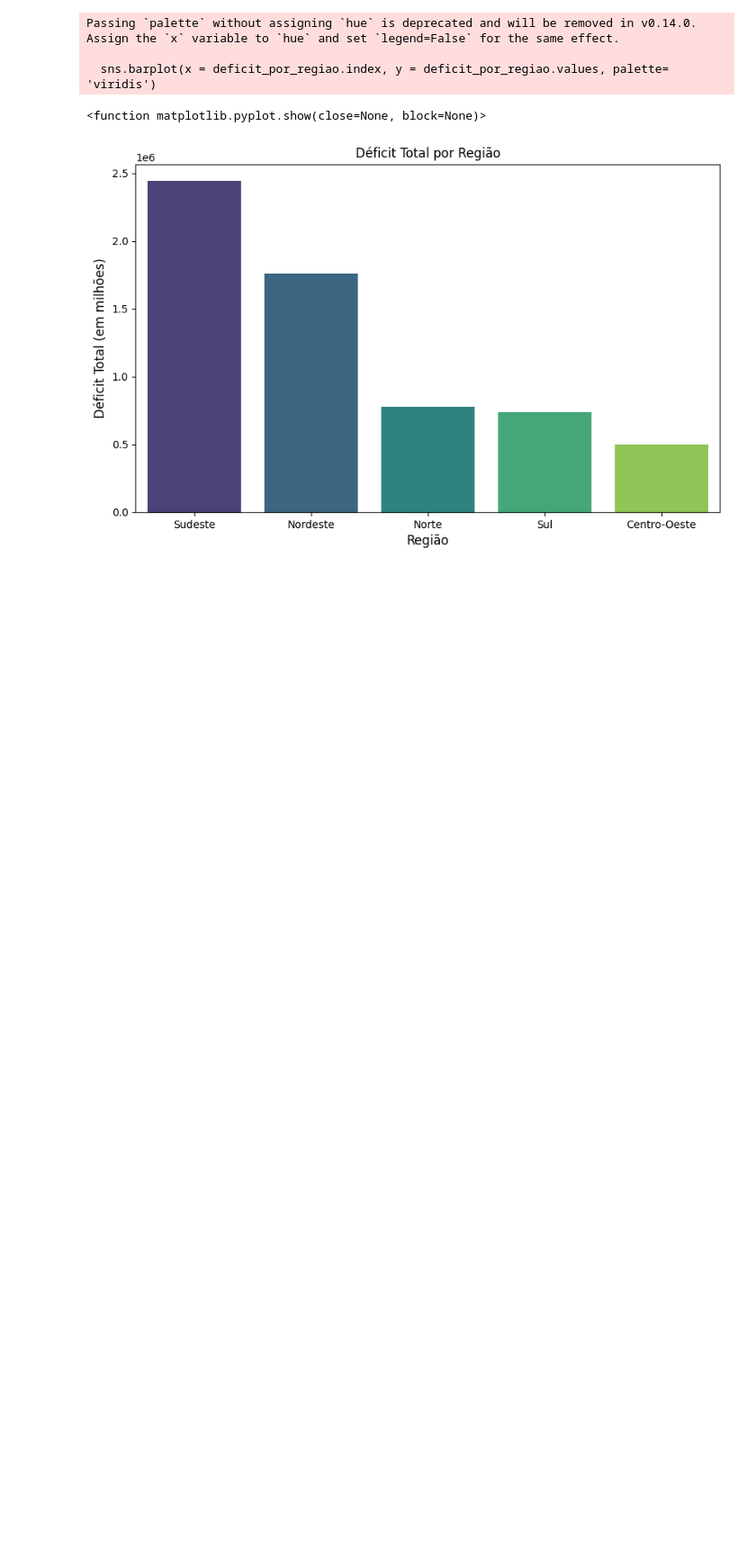
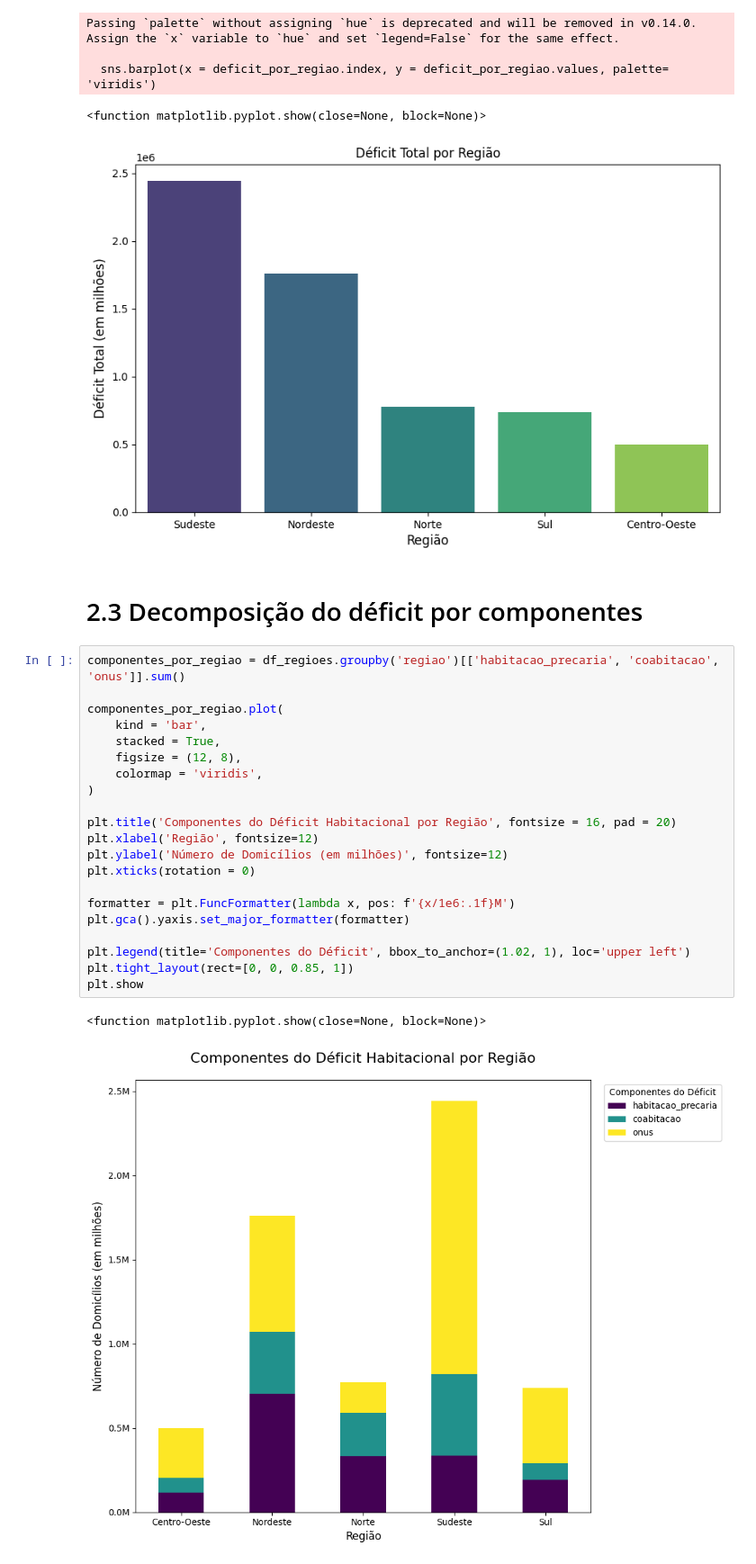
Before and after one commit to Matheus-Andrade-30/municipal-housing-data, a Jupyter notebook: notebooks/Situação/02_exploracao_visualizacoes.ipynb, the cells around one changed output. Shown at 90% size. Saved outputs shown, nothing was run; the diff lists cells and outputs as text; blank space fills up the shorter version.

Commit message:
feat: grafico decompondo deficit por componentes

```diff
--- a/notebooks/Situação/02_exploracao_visualizacoes.ipynb
+++ b/notebooks/Situação/02_exploracao_visualizacoes.ipynb
@@ -42,3 +42,29 @@ Passing `palette` without assigning `hue` is deprecated and will be removed in v
   sns.barplot(x = deficit_por_regiao.index, y = deficit_por_regiao.values, palette= 'viridis')
 <function matplotlib.pyplot.show(close=None, block=None)>
 [figure]
+# %% [markdown]
+# 2.3 Decomposição do déficit por componentes
+# %%
+componentes_por_regiao = df_regioes.groupby('regiao')[['habitacao_precaria', 'coabitacao', 'onus']].sum()
+
+componentes_por_regiao.plot(
+    kind = 'bar',
+    stacked = True,
+    figsize = (12, 8),
+    colormap = 'viridis',
+)
+
+plt.title('Componentes do Déficit Habitacional por Região', fontsize = 16, pad = 20)
+plt.xlabel('Região', fontsize=12)
+plt.ylabel('Número de Domicílios (em milhões)', fontsize=12)
+plt.xticks(rotation = 0)
+
+formatter = plt.FuncFormatter(lambda x, pos: f'{x/1e6:.1f}M')
+plt.gca().yaxis.set_major_formatter(formatter)
+
+plt.legend(title='Componentes do Déficit', bbox_to_anchor=(1.02, 1), loc='upper left')
+plt.tight_layout(rect=[0, 0, 0.85, 1])
+plt.show
+# %% [output]
+<function matplotlib.pyplot.show(close=None, block=None)>
+[figure, added]
```
